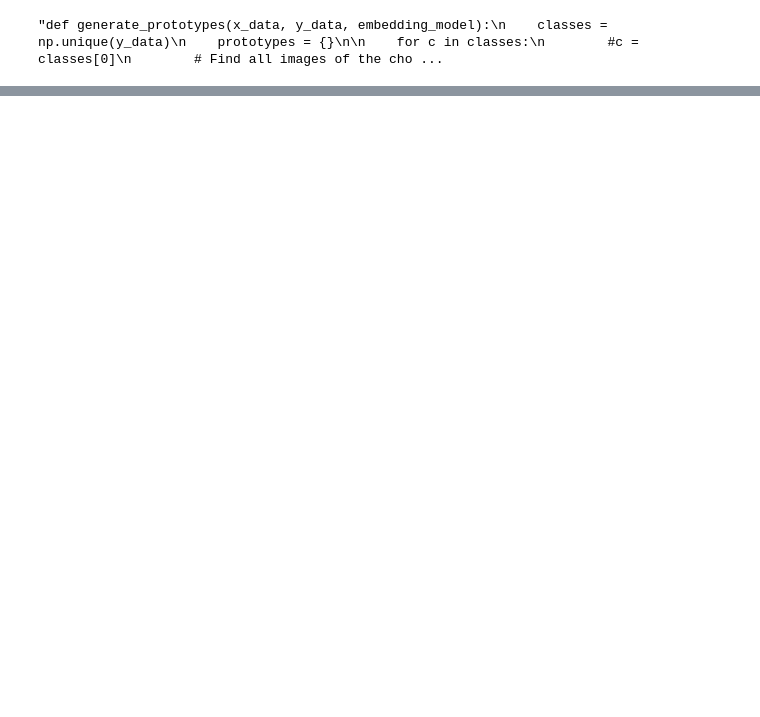
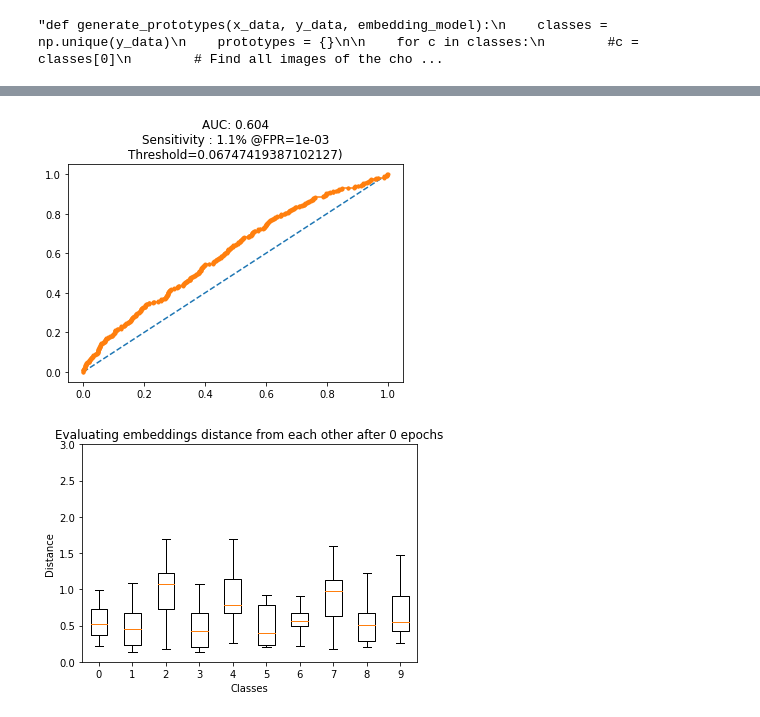
Before and after one commit to Viggyz/MusicSimilarity, a Jupyter notebook: train.ipynb, the cells around one changed output, grey strips where cells are left out. Cells and saved outputs as stored; diff of their text form; code cells hidden in the pictures; blank space fills up the shorter version.

```diff
--- a/train.ipynb
+++ b/train.ipynb
@@ -144,10 +149,11 @@ def make_embedding_model(input_shape=(height,width,1),emb_size=32): #inp shape h
 #     x = Dense(128, activation='relu')(x)
 #     Output = Dense(32, activation='relu')(x)
 
+#     pooledOutput = GlobalAveragePooling2D()(x)
 
-    pooledOutput = GlobalAveragePooling2D()(x)
+#     norm_output = Lambda(lambda x: K.l2_normalize(x,axis=-1))(pooledOutput)
 
-    outputs = Dense(emb_size,kernel_regularizer=l2(1e-3),kernel_initializer='he_uniform')(pooledOutput)
+    outputs = Dense(emb_size,kernel_regularizer=l2(1e-3),kernel_initializer='he_uniform')(x)
 
     model = Model(inputs, outputs)
     model.summary()
@@ -267,11 +273,13 @@ def find_nearest(array,value):
     else:
         return array[idx],idx
 
+test_classes = 10
+
 def draw_interdist(network, epochs):
     interdist = compute_interdist(network)
 
     data = []
-    for i in range(num_classes):
+    for i in range(test_classes):
         data.append(np.delete(interdist[i,:],[i]))
 
     fig, ax = plt.subplots()
@@ -281,7 +289,7 @@ def draw_interdist(network, epochs):
     plt.ylabel('Distance')
     ax.boxplot(data,showfliers=False,showbox=True)
     locs, labels = plt.xticks()
-    plt.xticks(locs,np.arange(num_classes))
+    plt.xticks(locs,np.arange(test_classes))
 
     plt.show()
 
@@ -294,18 +302,18 @@ def compute_interdist(network):
     Returns:
         array of shape (num_classes,num_classes)
     '''
-    res = np.zeros((num_classes,num_classes))
+    res = np.zeros((test_classes,test_classes))
 
-    ref_images = np.zeros((num_classes, height,width, 1))
+    ref_images = np.zeros((test_classes, height,width, 1))
 
     #generates embeddings for reference images
-    for i in range(6):
+    for i in range(test_classes):
         ref_images[i,:,:,:] = x_train[i*6,:,:,:]
 
     ref_embeddings = network.predict(ref_images)
 
-    for i in range(num_classes):
-        for j in range(num_classes):
+    for i in range(test_classes):
+        for j in range(test_classes):
             res[i,j] = compute_dist(ref_embeddings[i],ref_embeddings[j]) #Should it be negative?
     return res
 
@@ -643,3 +615,12 @@ Training complete.
 # %%
 # do analysis
 #other funcs
+# %%
+embeddings_after_train = embedding_model.predict(get_first_500())
+pca = PCA(n_components=2)
+decomposed_embeddings_after = pca.fit_transform(embeddings_after_train)
+
+evaluate(embedding_model)
+# %% [output]
+[figure, added]
+[figure, added]
```
Also changed, not shown: parts of 16 cells of this notebook.
